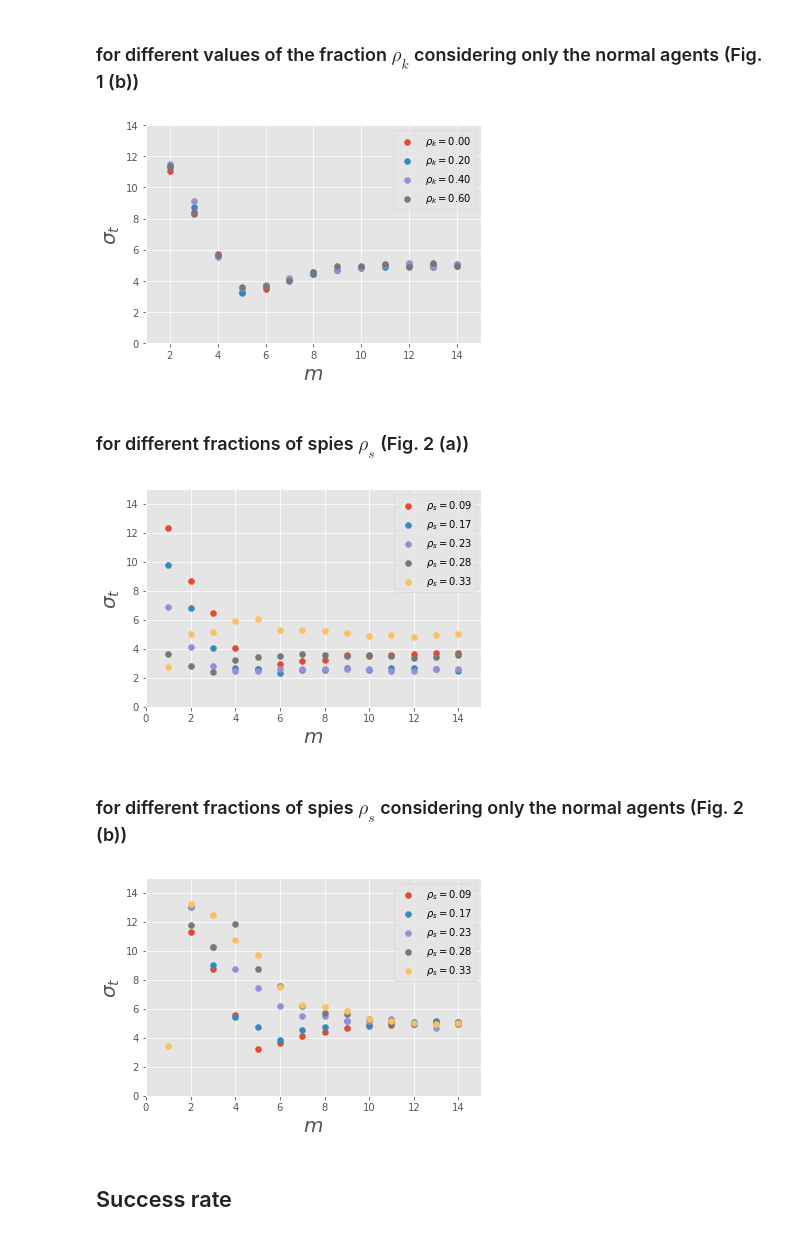
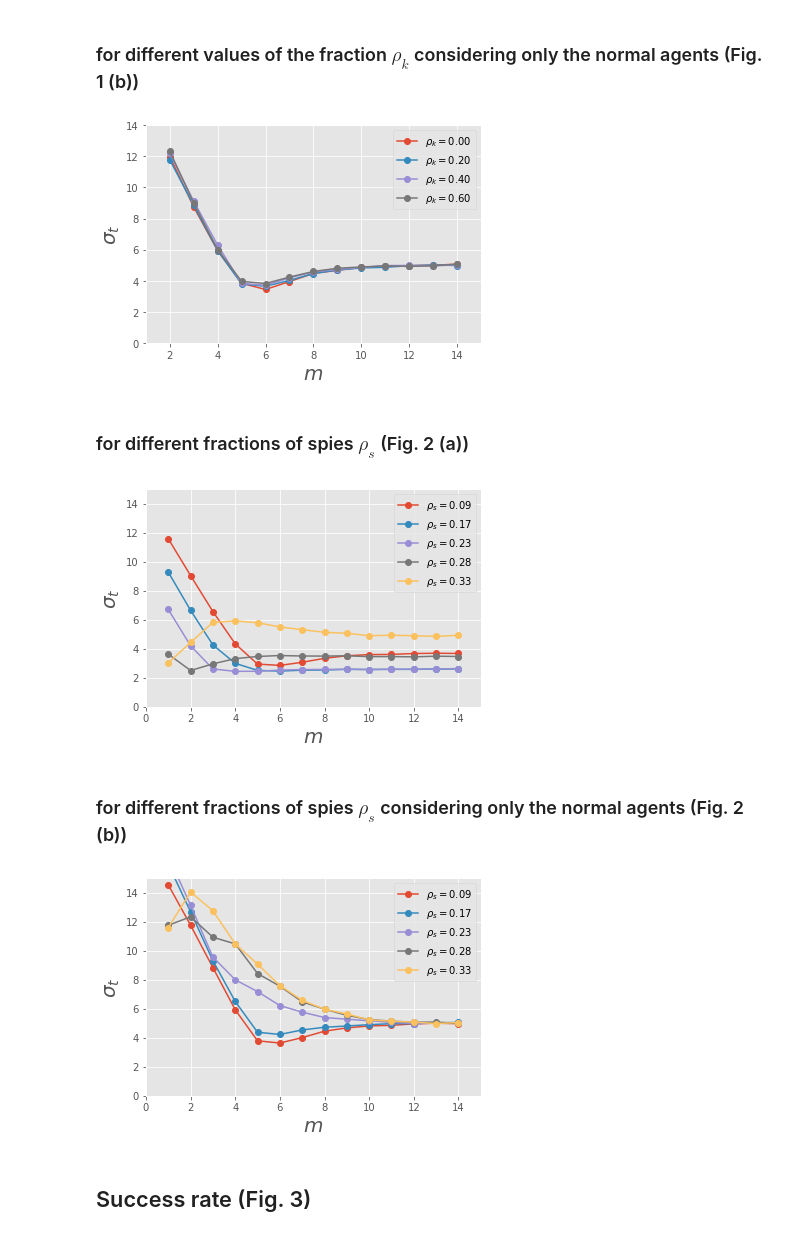
Before and after one commit to toru34/minority_game, a Jupyter notebook: visualization/results_spymg.ipynb, the cells around one changed output. Cells and saved outputs as stored; diff of their text form; code cells hidden in the pictures.

Commit message:
add spy agent results

```diff
--- a/visualization/results_spymg.ipynb
+++ b/visualization/results_spymg.ipynb
@@ -77,8 +82,6 @@ eps = 0
 n_minority_agents = 101
 n_producer_agents = 0
 n_speculator_agents = 0
-n_iters = 1000
-n_runs = 1
 
 for rhok in [0, 0.2, 0.4, 0.6]:
     if rhok == 0:
@@ -87,18 +90,22 @@ for rhok in [0, 0.2, 0.4, 0.6]:
         rhos = 0.09
     xs, ys = [], []
     for p in [4, 8, 16, 32, 64, 128, 256, 512, 1024, 2048, 4096, 8192, 16384]:
-        # Read data
         dir_path = '../data/simulation/s{}_p{}_eps{:.2f}_rhok{:.2f}_rhos{:.2f}_nmins{}_npros{}_nspes{}_niters{}_nruns{}/'.format(
             s, p, eps, rhok, rhos, n_minority_agents, n_producer_agents, n_speculator_agents, n_iters, n_runs)
-        history = read_data(dir_path, 'buys_normal_agents_history', 0)
+        y = []
+        for r in range(n_runs):
+            # Read data
+            history = read_data(dir_path, 'buys_normal_agents_history', r)
+
+            y.append(np.std(history))
 
         xs.append(np.log2(p))
-        ys.append(np.std(history))
+        ys.append(np.mean(y))
 
     xs = np.array(xs)
     ys = np.array(ys)
 
-    plt.scatter(xs, ys, label=r'$\rho_k = {:.2f}$'.format(rhok))
+    plt.plot(xs, ys, label=r'$\rho_k = {:.2f}$'.format(rhok), marker='o')
 
 plt.xlim(1, 15)
 plt.ylim(0, 14)
@@ -110,7 +117,7 @@ plt.legend()
 
 plt.show()
 # %% [output]
-[figure, old version]
+[figure, new version]
 # %% [markdown]
 ### for different fractions of spies $\rho_s$ (Fig. 2 (a))
 # %%
@@ -120,27 +127,27 @@ eps = 0
 n_minority_agents = 101
 n_producer_agents = 0
 n_speculator_agents = 0
-n_iters = 1000
-n_runs = 1
 
 rhok = 0.2
 
 for rhos in [0.09, 0.17, 0.23, 0.28, 0.33]:
     xs, ys = [], []
     for p in [2, 4, 8, 16, 32, 64, 128, 256, 512, 1024, 2048, 4096, 8192, 16384]:
-        # Read data
         dir_path = '../data/simulation/s{}_p{}_eps{:.2f}_rhok{:.2f}_rhos{:.2f}_nmins{}_npros{}_nspes{}_niters{}_nruns{}/'.format(
             s, p, eps, rhok, rhos, n_minority_agents, n_producer_agents, n_speculator_agents, n_iters, n_runs)
-#         history = read_data(dir_path, 'excess_demand_history', 0)
-        history = read_data(dir_path, 'buys_history', 0)
+        y = []
+        for r in range(n_runs):
+            # Read data
+            history = read_data(dir_path, 'buys_history', r)
+            y.append(np.std(history))
 
         xs.append(np.log2(p))
-        ys.append(np.std(history))
+        ys.append(np.mean(y))
 
     xs = np.array(xs)
     ys = np.array(ys)
 
-    plt.scatter(xs, ys, label=r'$\rho_s = {:.2f}$'.format(rhos))
+    plt.plot(xs, ys, label=r'$\rho_s = {:.2f}$'.format(rhos), marker='o')
 
 plt.xlim(0, 15)
 plt.ylim(0, 15)
@@ -152,50 +159,51 @@ plt.legend()
 
 plt.show()
 # %% [output]
-[figure, old version]
+[figure, new version]
 # %% [markdown]
 ### for different fractions of spies $\rho_s$ considering only the normal agents (Fig. 2 (b))
 # %%
-## Parameters
+# Parameters
 s = 2
 eps = 0
 n_minority_agents = 101
 n_producer_agents = 0
 n_speculator_agents = 0
-n_iters = 1000
-n_runs = 1
 
 rhok = 0.2
 
 for rhos in [0.09, 0.17, 0.23, 0.28, 0.33]:
     xs, ys = [], []
     for p in [2, 4, 8, 16, 32, 64, 128, 256, 512, 1024, 2048, 4096, 8192, 16384]:
-        # Read data
         dir_path = '../data/simulation/s{}_p{}_eps{:.2f}_rhok{:.2f}_rhos{:.2f}_nmins{}_npros{}_nspes{}_niters{}_nruns{}/'.format(
             s, p, eps, rhok, rhos, n_minority_agents, n_producer_agents, n_speculator_agents, n_iters, n_runs)
-        history = read_data(dir_path, 'buys_normal_agents_history', 0)
+        y = []
+        for r in range(n_runs):
+            # Read data
+            history = read_data(dir_path, 'buys_normal_agents_history', r)
+            y.append(np.std(history))
 
         xs.append(np.log2(p))
-        ys.append(np.std(history))
+        ys.append(np.mean(y))
 
     xs = np.array(xs)
     ys = np.array(ys)
 
-    plt.scatter(xs, ys, label=r'$\rho_s = {:.2f}$'.format(rhos))
+    plt.plot(xs, ys, label=r'$\rho_s = {:.2f}$'.format(rhos), marker='o')
 
 plt.xlim(0, 15)
 plt.ylim(0, 15)
 
 plt.xlabel(r'$m$', fontsize=20)
 plt.ylabel(r'$\sigma_t$', fontsize=20)
 
 plt.legend()
 
 plt.show()
 # %% [output]
-[figure, old version]
+[figure, new version]
 # %% [markdown]
-## Success rate
+## Success rate (Fig. 3)
 # %%
 def read_2ddata(dir_path, file_prefix, r, dtype='int32'):
     file_path = os.path.join(dir_path, '{}_{}.csv'.format(file_prefix, r))
```
Also changed, not shown: parts of 3 cells of this notebook, 4 other files.
